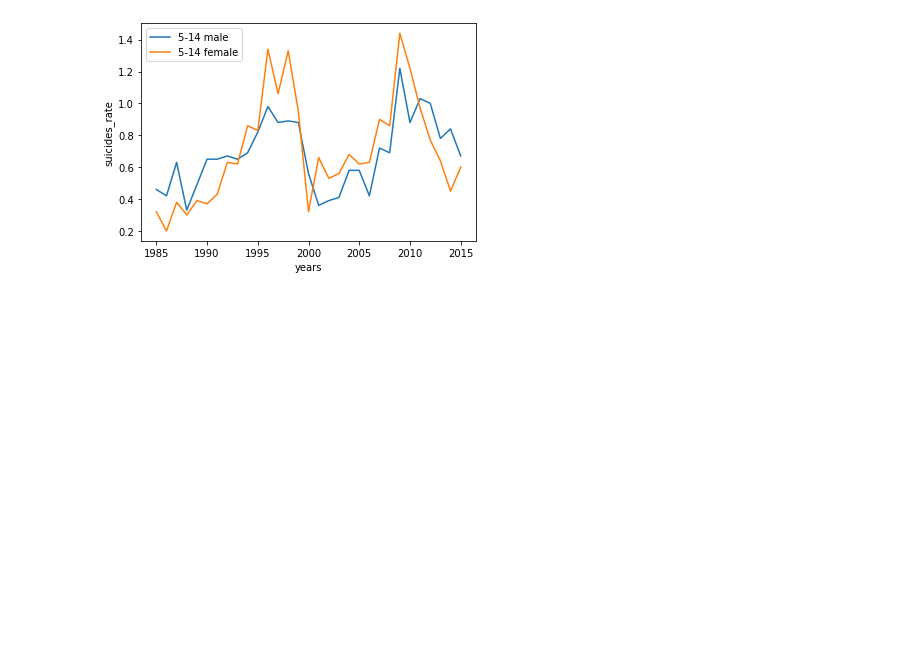
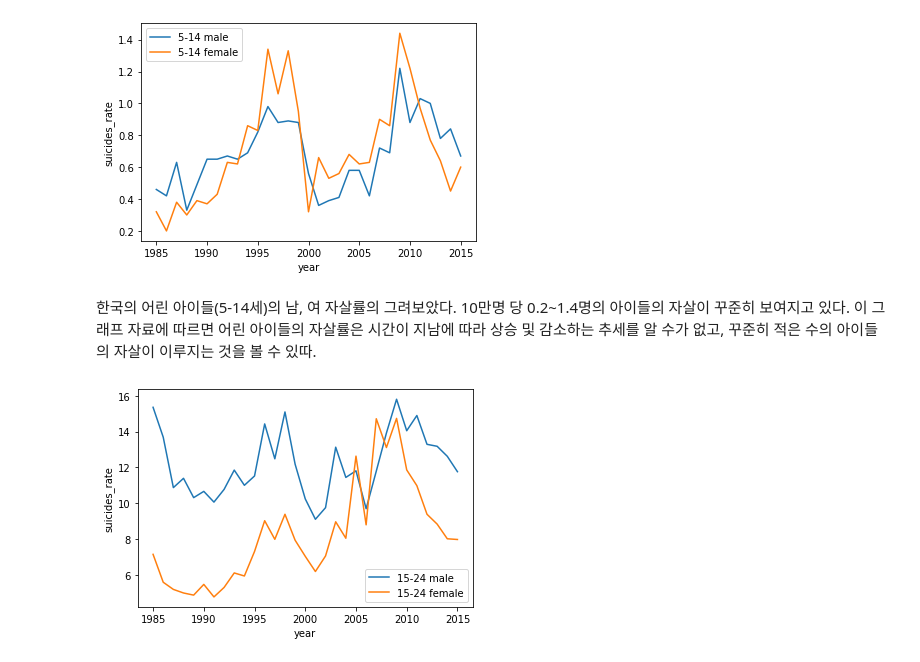
Before and after one commit to JH22222/DAP__, a Jupyter notebook: DAP_Assign.ipynb, the cells around one changed output. Drawn from its saved outputs; the diff is of its cells as text; code cells hidden in the pictures; blank space fills up the shorter version.

```diff
--- a/DAP_Assign.ipynb
+++ b/DAP_Assign.ipynb
@@ -108,3 +125,16 @@ plt.legend()
 plt.show()
 # %% [output]
 [figure]
+# %% [markdown]
+한국의 어린 아이들(5-14세)의 남, 여 자살률의 그려보았다. 10만명 당 0.2~1.4명의 아이들의 자살이 꾸준히 보여지고 있다. 이 그래프 자료에 따르면 어린 아이들의 자살률은 시간이 지남에 따라 상승 및 감소하는 추세를 알 수가 없고, 꾸준히 적은 수의 아이들의 자살이 이루지는 것을 볼 수 있따.
+# %%
+ym = df_kor[(df_kor.sex == 'male') & (df_kor.age == '15-24 years')]
+yf = df_kor[(df_kor.sex == 'female') & (df_kor.age == '15-24 years')]
+plt.plot(ym.year, ym.suicides_rate, label = '15-24 male')
+plt.plot(yf.year, yf.suicides_rate, label = '15-24 female')
+plt.xlabel('year')
+plt.ylabel('suicides_rate')
+plt.legend()
+plt.show()
+# %% [output]
+[figure, added]
```
Also changed, not shown: parts of 20 cells of this notebook.
